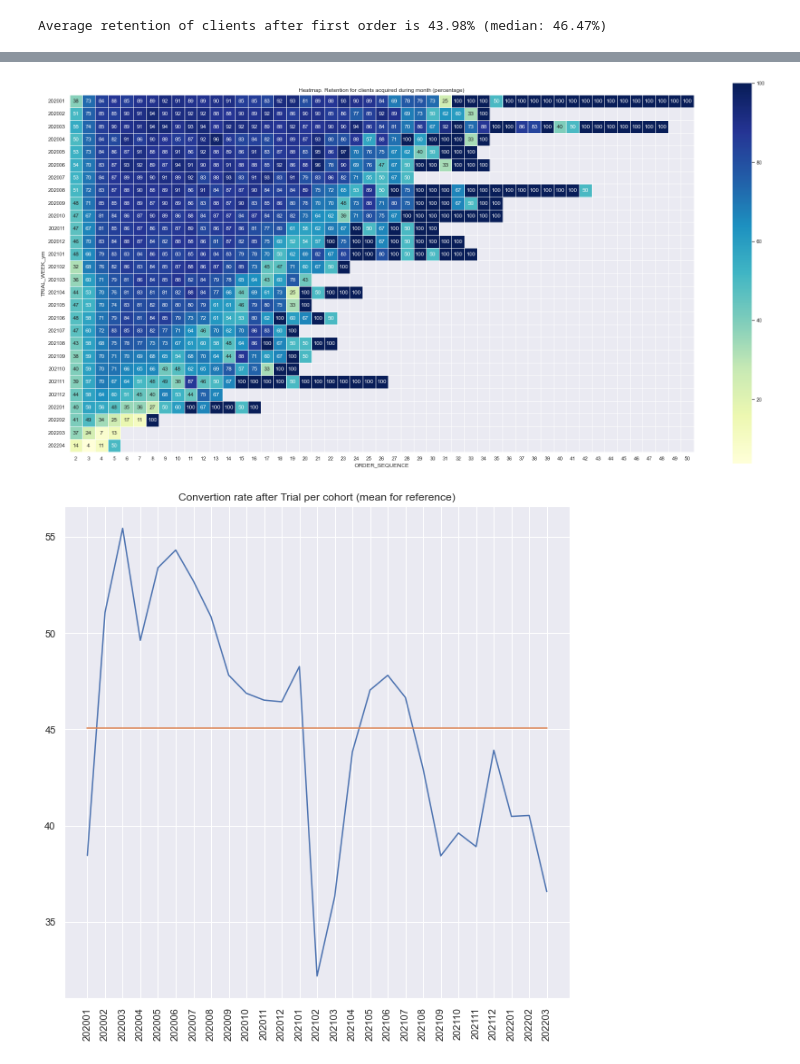
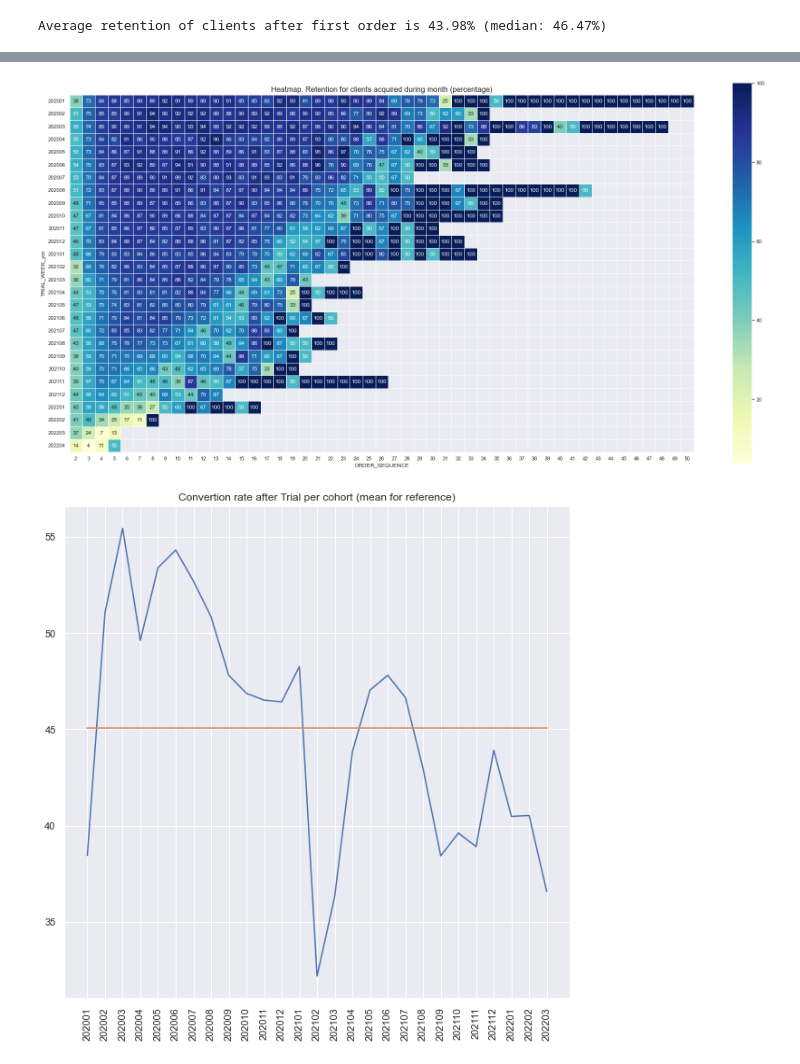
Before and after one commit to yurywallet/test_assignments, a Jupyter notebook: smalls/task_smalls.ipynb, the cells around one changed output, grey strips where cells are left out. Saved outputs shown, nothing was run; the diff lists cells and outputs as text; code cells hidden in the pictures.

```diff
--- a/smalls/task_smalls.ipynb
+++ b/smalls/task_smalls.ipynb
@@ -1076,13 +1076,13 @@ df_piv.to_excel(writer, sheet_name='Order_sequence_pcnt', startrow=1, header=Tru
 # %%
 
 sns.set()
 fig, ax = plt.subplots(figsize=(30,30))
 sns.heatmap(df_piv, annot=True, cmap="YlGnBu", linewidths=.5, ax=ax, cbar_kws={"shrink": 0.5}, square=True, fmt='.0f')
-plt.title('Heatmap. Retention for clients acquired during month (percentage)')
+plt.title('Heatmap. Retention for clients acquired during month (percentage)', fontsize=16)
 plt.show()
 plt.close()
 # %% [output]
-[figure, old version]
+[figure, new version]
 # %%
 # How good is the convertion rate per cohort
 
```
Also changed, not shown: parts of 11 cells of this notebook.
